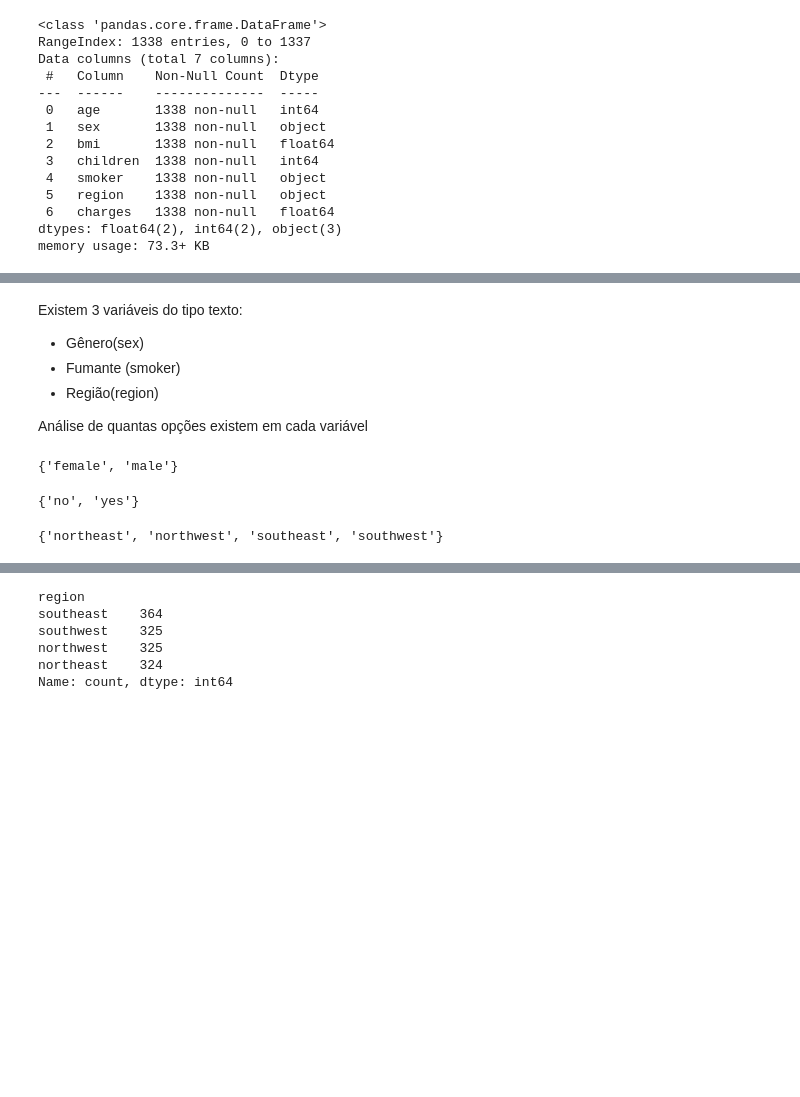
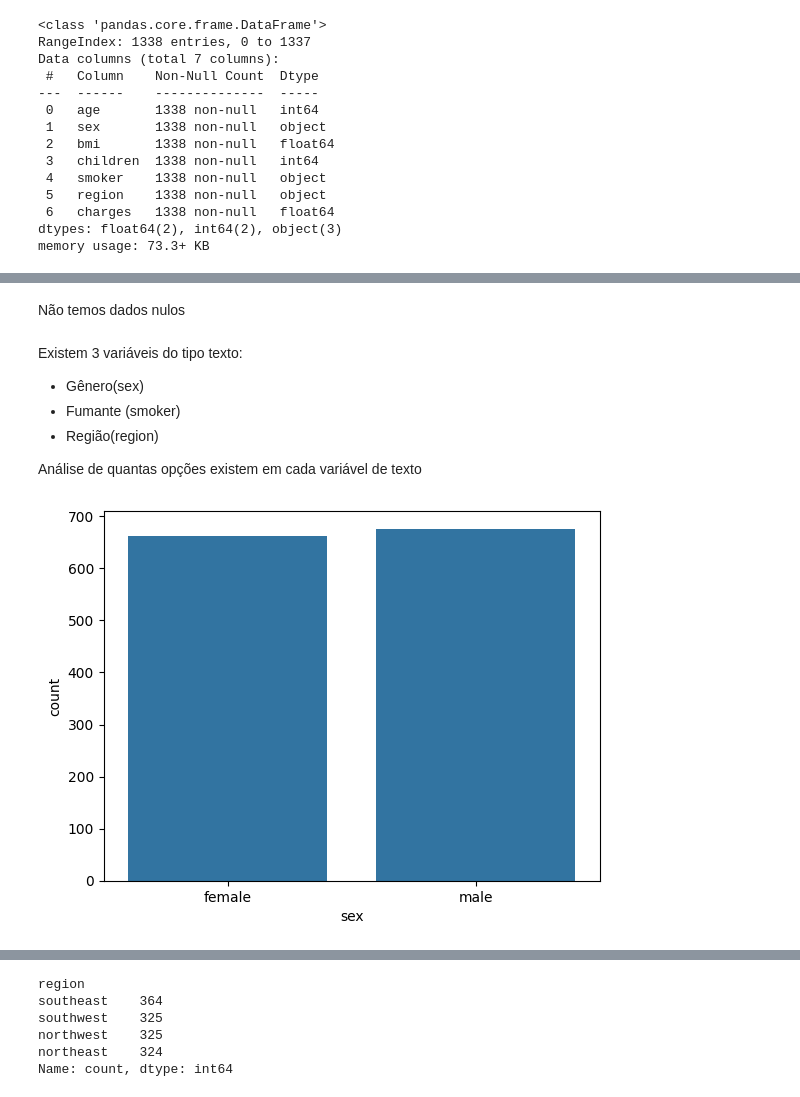
Before and after one commit to caroldf07/tech-challenges-pos-tech-ia, a Jupyter notebook: tech-challenge-fase-1/resolucao-desafio.ipynb, the cells around one changed output, grey strips where cells are left out. Drawn from its saved outputs; the diff is of its cells as text; code cells hidden in the pictures; blank space fills up the shorter version.

```diff
--- a/tech-challenge-fase-1/resolucao-desafio.ipynb
+++ b/tech-challenge-fase-1/resolucao-desafio.ipynb
@@ -39,19 +62,14 @@ memory usage: 73.3+ KB
+# %% [markdown]
+Não temos dados nulos
 # %% [markdown]
 Existem 3 variáveis do tipo texto:
 - Gênero(sex)
 - Fumante (smoker)
 - Região(region)
 
-Análise de quantas opções existem em cada variável
+Análise de quantas opções existem em cada variável de texto
-# %%
-set(dataset["sex"])
-# %% [output]
-{'female', 'male'}
-# %%
-set(dataset["smoker"])
-# %% [output]
-{'no', 'yes'}
-# %%
-set(dataset["region"])
-# %% [output]
-{'northeast', 'northwest', 'southeast', 'southwest'}
+# %%
+sns.countplot(x="sex", data=dataset)
+plt.show()
+# %% [output]
+[figure, added]
```
Also changed, not shown: parts of 59 cells of this notebook, 1 other file.
